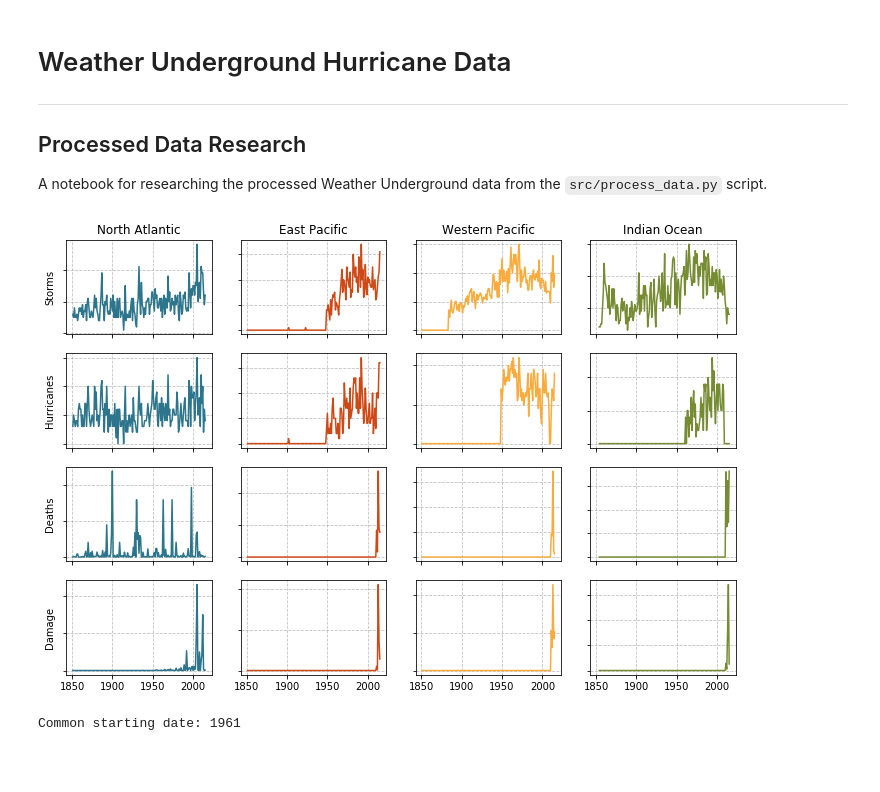
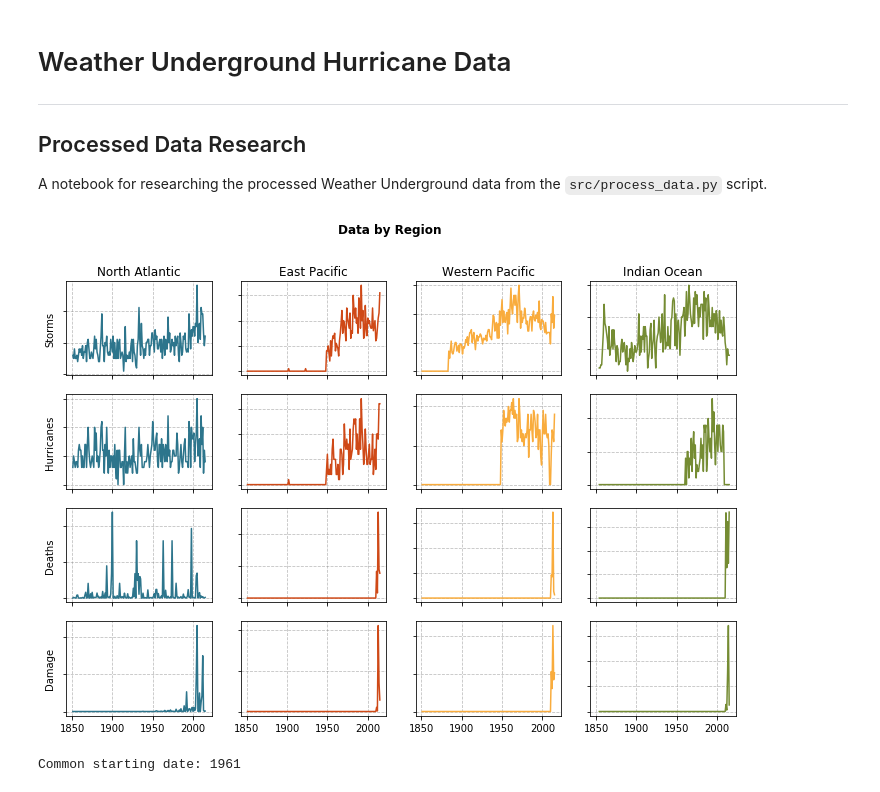
Before and after one commit to douglasdaly/hurricanes, a Jupyter notebook: notebooks/2_wunderground_processed_data_research.ipynb, the cells around one changed output. Cells and saved outputs as stored; diff of their text form; code cells hidden in the pictures; blank space fills up the shorter version.

```diff
--- a/notebooks/2_wunderground_processed_data_research.ipynb
+++ b/notebooks/2_wunderground_processed_data_research.ipynb
@@ -42,34 +42,35 @@ stats = ['Storms', 'Hurricanes', 'Deaths', 'Damage']
 colors = ['#2d758c', '#cf4917', '#f9ac3d', '#758c33']
 color_dict = dict(zip(regions, colors))
 
 fig, axs = plt.subplots(nrows=4, ncols=4, sharex=True, figsize=default_fig_size)
 
 i_col = 0
 for region in regions:
     t_reg_df = region_df.loc[:, region]
 
     i_row = 0
     for statistic in stats:
         ax = axs[i_row][i_col]
         clr = color_dict[region]
         t_reg_df.loc[:, statistic].plot(ax=ax, color=clr)
         ax.grid(linestyle='--', color='grey', alpha=0.5)
 
         ax.set_yticklabels([])
         if i_col == 0:
             ax.set_ylabel(statistic)
 
         if i_row == 0:
             ax.set_title(region)
 
         i_row += 1
 
     i_col += 1
 
+fig.suptitle('Data by Region', fontweight='bold', va='top')
 fig.savefig(os.path.join(media_dir, 'region_data_by_region_stat.png'), dpi=output_dpi)
 plt.show();
 # %% [output]
-[figure, old version]
+[figure, new version]
 # %%
 # - Get common starting date
 plt_start = region_df.first_valid_index()
```
Also changed, not shown: parts of 9 cells of this notebook, 8 other files.
